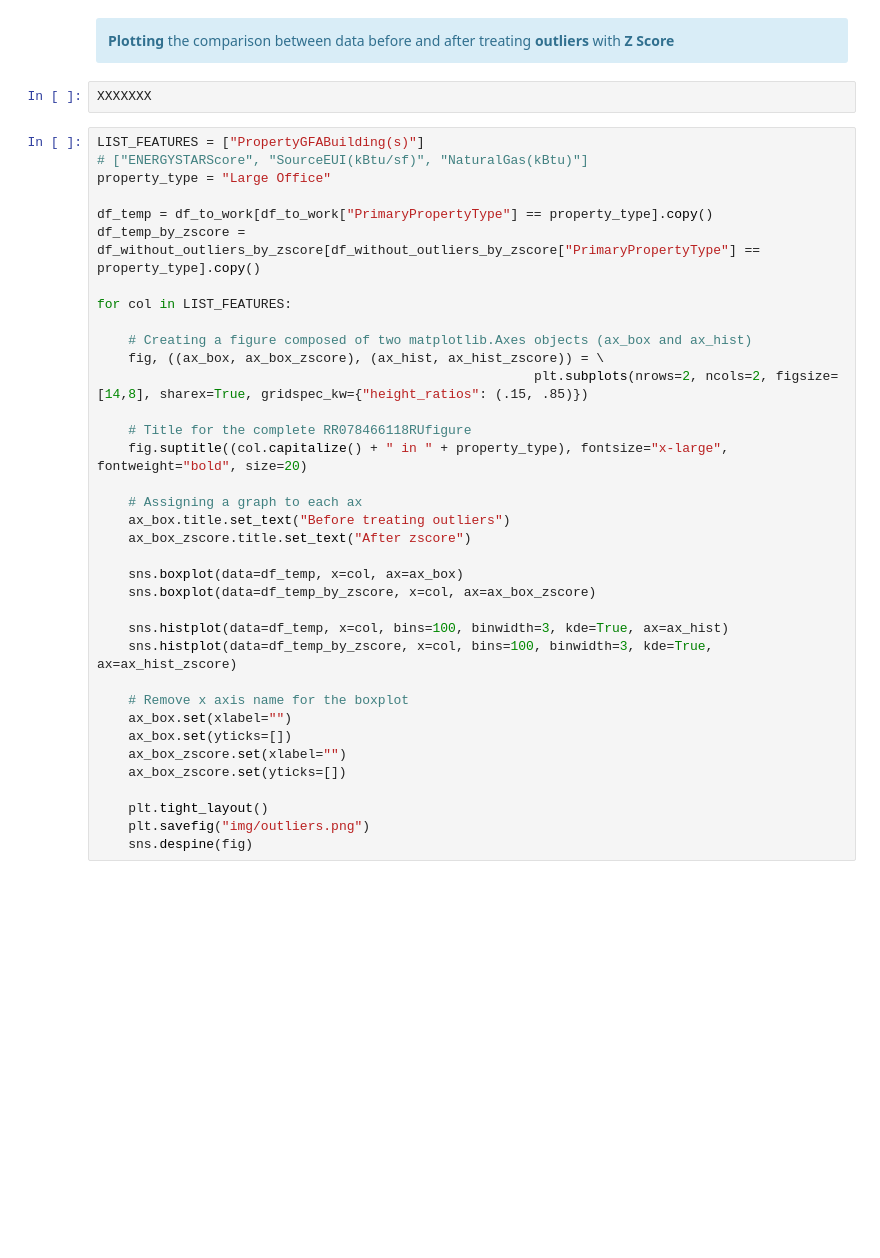
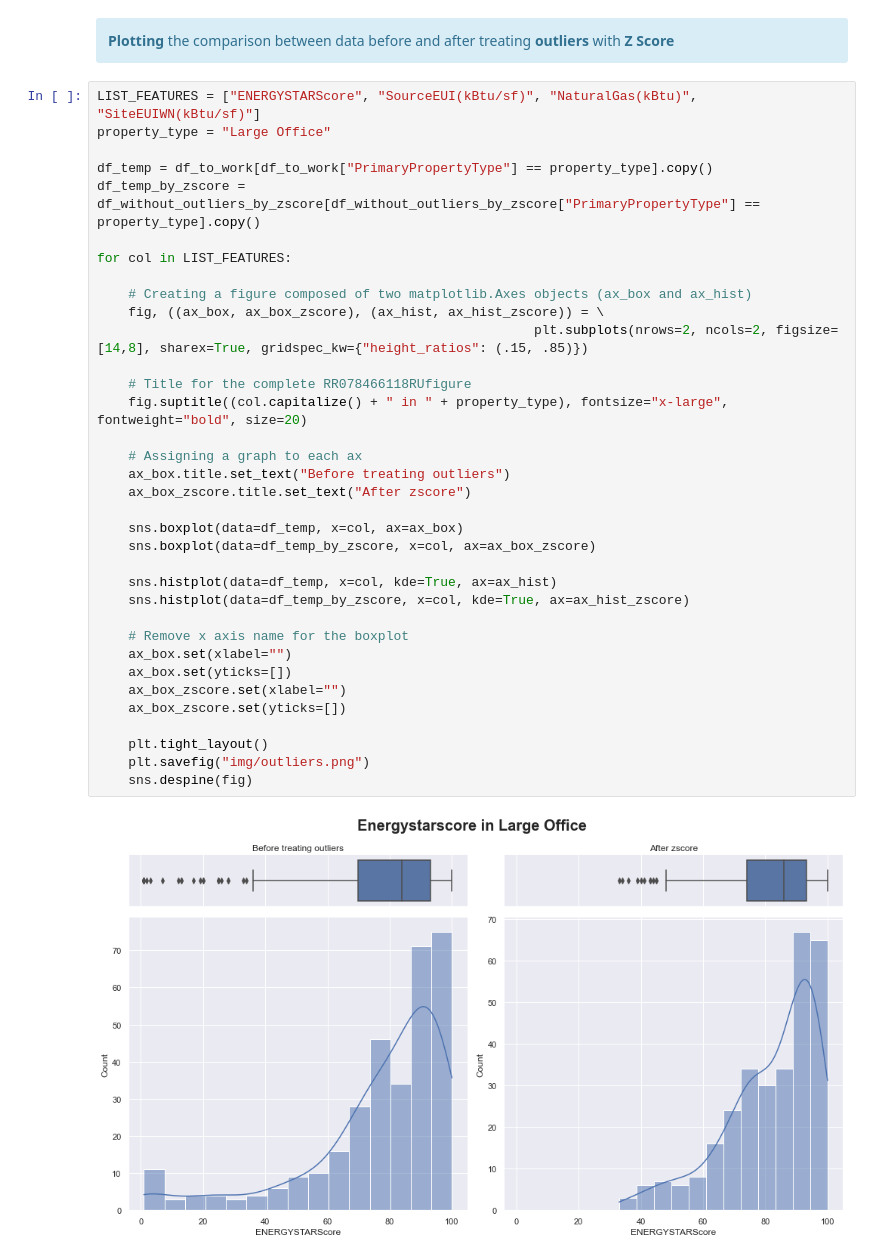
Before and after one commit to samirhinojosa/OC-P4-consumption-needs-of-buildings, a Jupyter notebook: cleaning_notebook.ipynb, the cells around one changed output. Drawn from its saved outputs; the diff is of its cells as text; blank space fills up the shorter version.

```diff
--- a/cleaning_notebook.ipynb
+++ b/cleaning_notebook.ipynb
@@ -781,41 +848,40 @@ df_to_work.groupby("PrimaryPropertyType")["OSEBuildingID"].count().sort_values(a
 <div class="alert alert-block alert-info">
     <b>Plotting</b> the comparison between data before and after treating <b>outliers</b> with <b>Z Score</b>
 </div>
-# %%
-XXXXXXX
 # %%
-LIST_FEATURES = ["PropertyGFABuilding(s)"]
-# ["ENERGYSTARScore", "SourceEUI(kBtu/sf)", "NaturalGas(kBtu)"]
+LIST_FEATURES = ["ENERGYSTARScore", "SourceEUI(kBtu/sf)", "NaturalGas(kBtu)", "SiteEUIWN(kBtu/sf)"]
 property_type = "Large Office"
 
 df_temp = df_to_work[df_to_work["PrimaryPropertyType"] == property_type].copy()
 df_temp_by_zscore = df_without_outliers_by_zscore[df_without_outliers_by_zscore["PrimaryPropertyType"] == property_type].copy()
 
 for col in LIST_FEATURES:
 
     # Creating a figure composed of two matplotlib.Axes objects (ax_box and ax_hist)
     fig, ((ax_box, ax_box_zscore), (ax_hist, ax_hist_zscore)) = \
                                                         plt.subplots(nrows=2, ncols=2, figsize=[14,8], sharex=True, gridspec_kw={"height_ratios": (.15, .85)})
 
     # Title for the complete RR078466118RUfigure
     fig.suptitle((col.capitalize() + " in " + property_type), fontsize="x-large", fontweight="bold", size=20)
 
     # Assigning a graph to each ax
     ax_box.title.set_text("Before treating outliers")
     ax_box_zscore.title.set_text("After zscore")
 
     sns.boxplot(data=df_temp, x=col, ax=ax_box)
     sns.boxplot(data=df_temp_by_zscore, x=col, ax=ax_box_zscore)
 
-    sns.histplot(data=df_temp, x=col, bins=100, binwidth=3, kde=True, ax=ax_hist)
-    sns.histplot(data=df_temp_by_zscore, x=col, bins=100, binwidth=3, kde=True, ax=ax_hist_zscore)
+    sns.histplot(data=df_temp, x=col, kde=True, ax=ax_hist)
+    sns.histplot(data=df_temp_by_zscore, x=col, kde=True, ax=ax_hist_zscore)
 
     # Remove x axis name for the boxplot
     ax_box.set(xlabel="")
     ax_box.set(yticks=[])
     ax_box_zscore.set(xlabel="")
     ax_box_zscore.set(yticks=[])
 
     plt.tight_layout()
     plt.savefig("img/outliers.png")
     sns.despine(fig)
+# %% [output]
+[figure, added]
```
Also changed, not shown: parts of 25 cells of this notebook, 1 other file.
